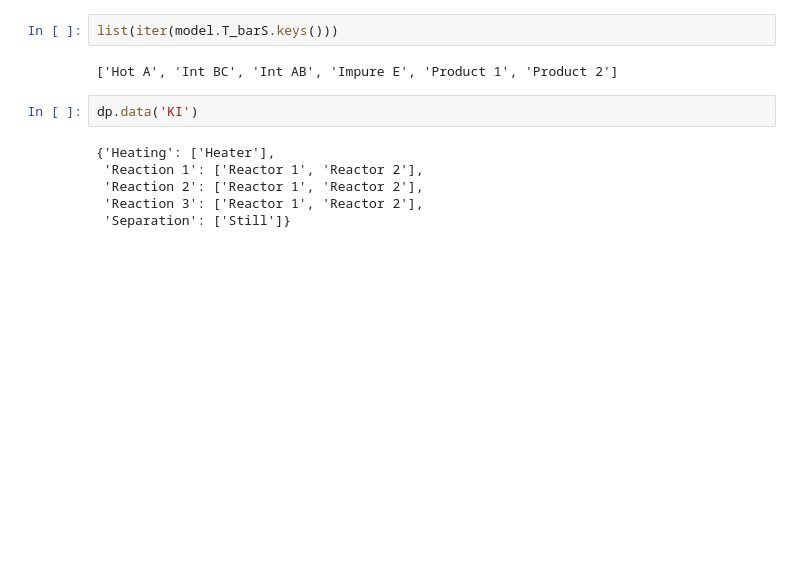
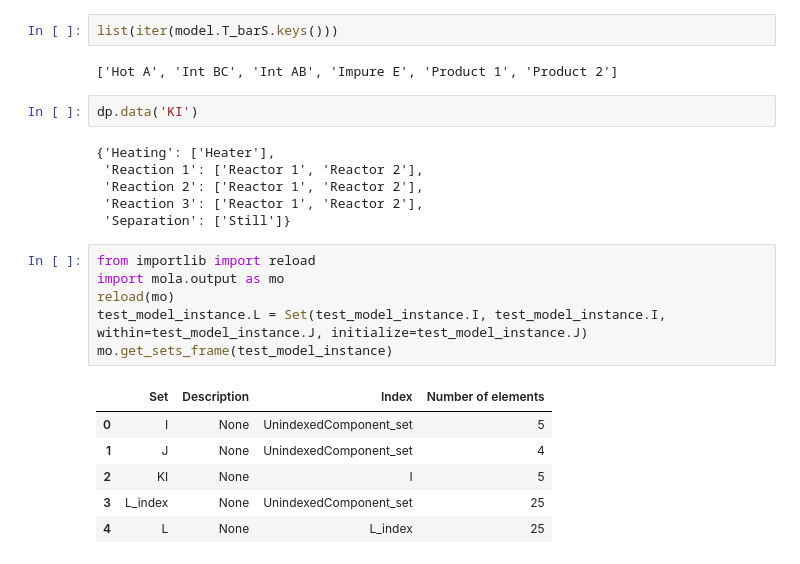
Before and after one commit to paulemms/LCA, a Jupyter notebook: notebooks/KPS.ipynb, the cells around one changed output. Saved outputs shown, nothing was run; the diff lists cells and outputs as text; blank space fills up the shorter version.

Commit message:
Added index sets to set summary

```diff
--- a/notebooks/KPS.ipynb
+++ b/notebooks/KPS.ipynb
@@ -1007,3 +1007,16 @@ dp.data('KI')
  'Reaction 2': ['Reactor 1', 'Reactor 2'],
  'Reaction 3': ['Reactor 1', 'Reactor 2'],
  'Separation': ['Still']}
+# %%
+from importlib import reload
+import mola.output as mo
+reload(mo)
+test_model_instance.L = Set(test_model_instance.I, test_model_instance.I, within=test_model_instance.J, initialize=test_model_instance.J)
+mo.get_sets_frame(test_model_instance)
+# %% [output]
+|  | Set | Description | Index | Number of elements |
+| 0 | I | None | UnindexedComponent_set | 5 |
+| 1 | J | None | UnindexedComponent_set | 4 |
+| 2 | KI | None | I | 5 |
+| 3 | L_index | None | UnindexedComponent_set | 25 |
+| 4 | L | None | L_index | 25 |
```
Also changed, not shown: parts of 5 cells of this notebook, 3 other files.
